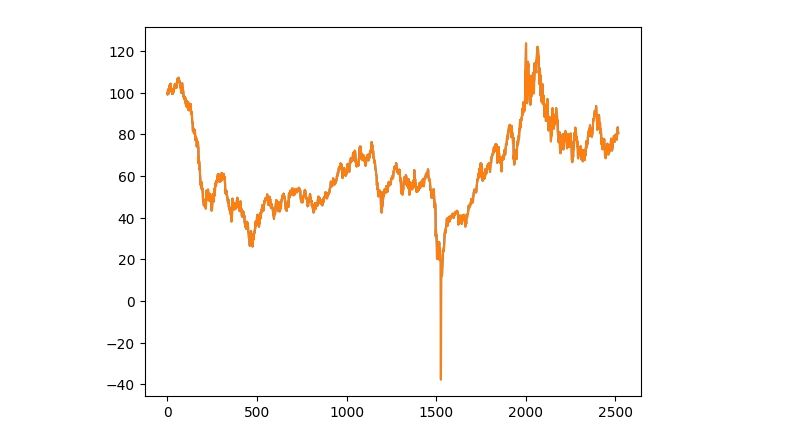
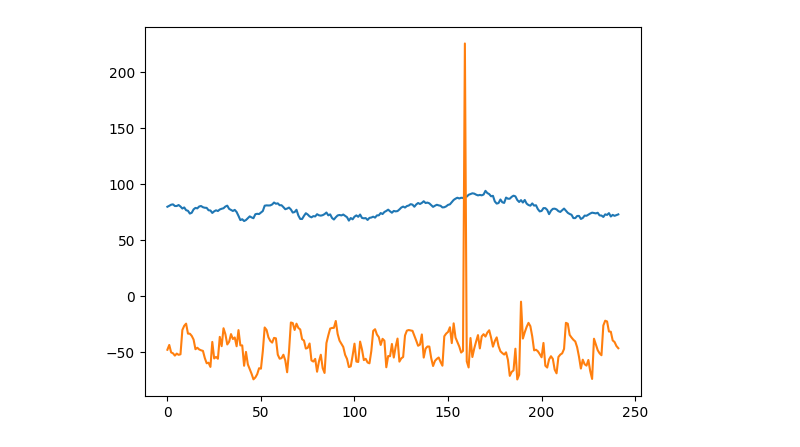
Before and after one commit to BenjaminWare/quantathon, a Jupyter notebook: Discovery.ipynb, the cells around one changed output. Cells and saved outputs as stored; diff of their text form; code cells hidden in the pictures.

```diff
--- a/Discovery.ipynb
+++ b/Discovery.ipynb
@@ -8 +52,3 @@ dal = pd.read_csv('data/DAL_data.csv')
+# %%
+X_train, X_test, Y_train, Y_test = train_test_split(oil_X, oil_Y, test_size=0.1, shuffle=False)
 # %%
@@ -12,0 +65,23 @@ plt.plot(dal['Adj Close'])
+# %%
+def create_model():
+    model=Sequential()
+    model.add(keras.Input(shape=(X_train.shape[1],X_train.shape[2])))
+    model.add(LSTM(150, activation='relu', return_sequences=True, kernel_regularizer=regularizers.L1L2(l1=1e-5, l2=1e-4),bias_regularizer=regularizers.L2(1e-4)))
+    model.add(Dropout(0.5))
+    model.add(Dense(50,activation='relu', kernel_regularizer=regularizers.L1L2(l1=1e-5, l2=1e-4),bias_regularizer=regularizers.L2(1e-4)))
+    model.add(LSTM(50, activation= 'relu',return_sequences=False,kernel_regularizer=regularizers.L1L2(l1=1e-5, l2=1e-4), bias_regularizer=regularizers.L2(1e-4)))
+    model.add(Dropout(0.5))
+    model.add(Dense(1))
+
+    model.compile(optimizer='adam',loss='mse')
+
+    clf = KerasRegressor(
+        model,
+        loss="negative_mean_squared_error",
+        hidden_layer_sizes=(300,150,50),
+    )
+    return model
+# %%
+model = create_model()
+model.summary()
+history=model.fit(X_train,Y_train,epochs=40,batch_size=32, validation_split=0.1,verbose=1)
@@ -12,0 +131,3 @@ plt.plot(dal['Adj Close'])
+# %%
+prediction = model.predict(X_test)
+prediction
@@ -13,6 +153,6 @@ plt.plot(dal['Adj Close'])
 # %%
-plt.plot(oil['Adj Close'])
-plt.plot(dal['Adj Close'])
+plt.plot(Y_test)
+plt.plot(prediction[:,0])
 plt.show()
 # %% [output]
-[figure, old version]
+[figure, new version]
```
Also changed, not shown: parts of 18 cells of this notebook, 4 other files.
